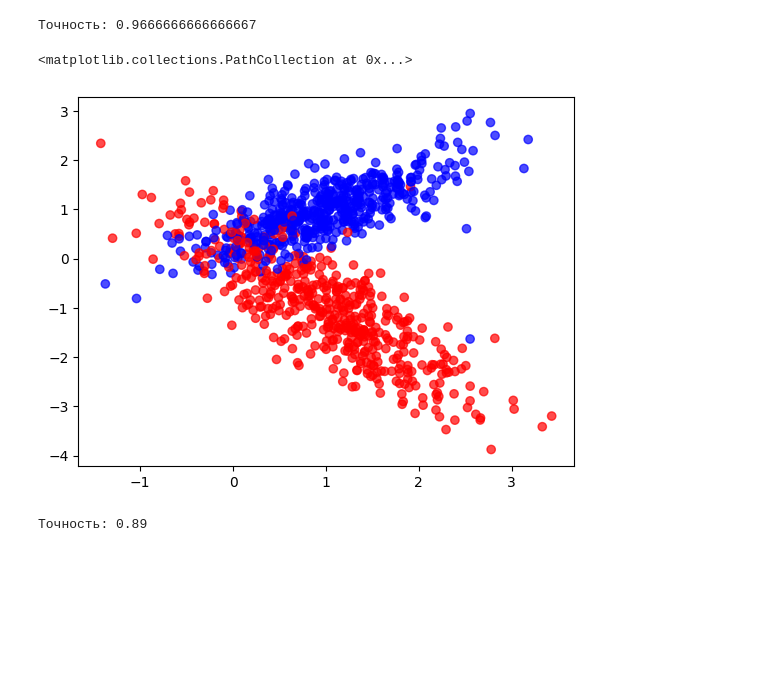
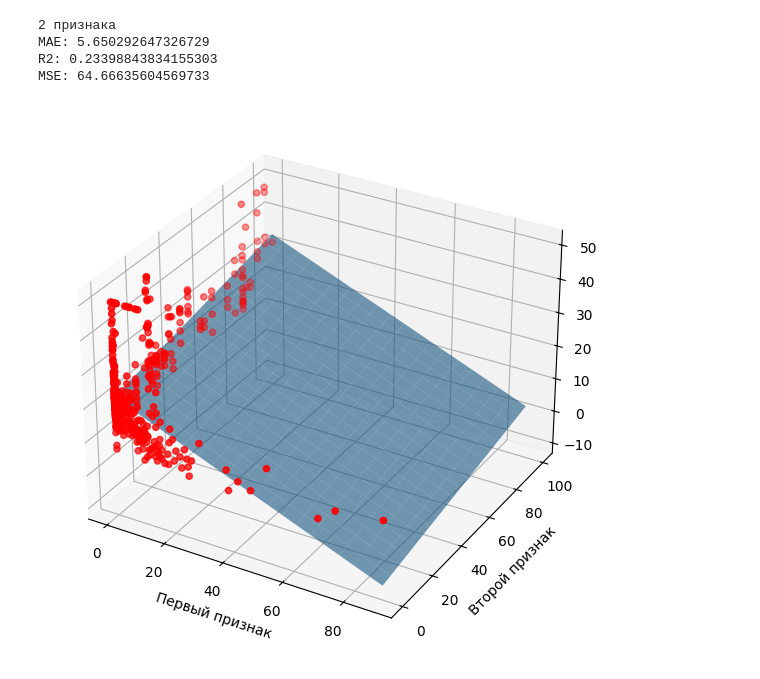
Before and after one commit to RonhoGroniko/ml_course, a Jupyter notebook: lab2/2.ipynb, the cells around one changed output. Drawn from its saved outputs; the diff is of its cells as text; code cells hidden in the pictures; blank space fills up the shorter version.

```diff
--- a/lab2/2.ipynb
+++ b/lab2/2.ipynb
@@ -63,21 +8,47 @@ print("Точность:", accuracy_score(y1_test, y1_pred))
-# %%
-clf.fit(X2_train, y2_train)
-y2_pred = clf.predict(X2_test)
-print("Точность:", accuracy_score(y2_test, y2_pred))
-# %% [output]
-Точность: 0.9666666666666667
-# %%
-from sklearn.datasets import make_classification
-X, y = make_classification(n_samples=1000, n_features=2, n_redundant=0, n_informative=2, random_state=1, n_clusters_per_class=1)
-# %%
-plt.scatter(X[:, 0], X[:, 1], c=y, cmap='bwr', alpha=0.7)
-# %% [output]
-<matplotlib.collections.PathCollection at 0x...>
-[figure, removed]
-# %%
-X_train, X_test, y_train, y_test = train_test_split(X, y, test_size=0.3, stratify=y)
-clf.fit(X_train, y_train)
-y_pred = clf.predict(X_test)
-print("Точность:", accuracy_score(y_test, y_pred))
-# %% [output]
-Точность: 0.89
+# %%
+from sklearn.metrics import mean_absolute_error, r2_score, mean_squared_error
+from sklearn.linear_model import LinearRegression
+
+X = data.iloc[:,0:2]
+lr = LinearRegression()
+lr.fit(X, y)
+
+y_pred = lr.predict(X)
+
+mae = mean_absolute_error(y, y_pred)
+r2 = r2_score(y, y_pred)
+mse = mean_squared_error(y, y_pred)
+
+print("2 признака")
+print(f"MAE: {mae}")
+print(f"R2: {r2}")
+print(f"MSE: {mse}")
+# %% [output]
+2 признака
+MAE: 5.650292647326729
+R2: 0.23398843834155303
+MSE: 64.66635604569733
+# %%
+fig = plt.figure(figsize=(10, 7))
+ax = fig.add_subplot(111, projection='3d')
+
+x1 = X.iloc[:, 0]
+x2 = X.iloc[:, 1]
+
+ax.scatter(x1, x2, y, color='red')
+
+x1_range = np.linspace(x1.min(), x1.max(), 20)
+x2_range = np.linspace(x2.min(), x2.max(), 20)
+x1_grid, x2_grid = np.meshgrid(x1_range, x2_range)
+
+x_grid_flat = np.c_[x1_grid.ravel(), x2_grid.ravel()]
+y_grid_pred = lr.predict(x_grid_flat).reshape(x1_grid.shape)
+
+ax.plot_surface(x1_grid, x2_grid, y_grid_pred, alpha=0.6)
+
+ax.set_xlabel('Первый признак')
+ax.set_ylabel('Второй признак')
+
+plt.show()
+# %% [output]
+[figure, added]
```
Also changed, not shown: parts of 16 cells of this notebook.
